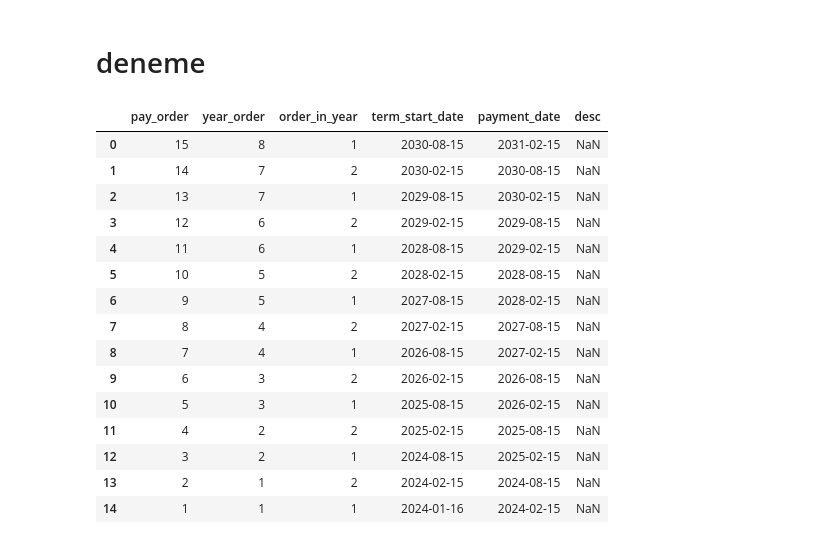
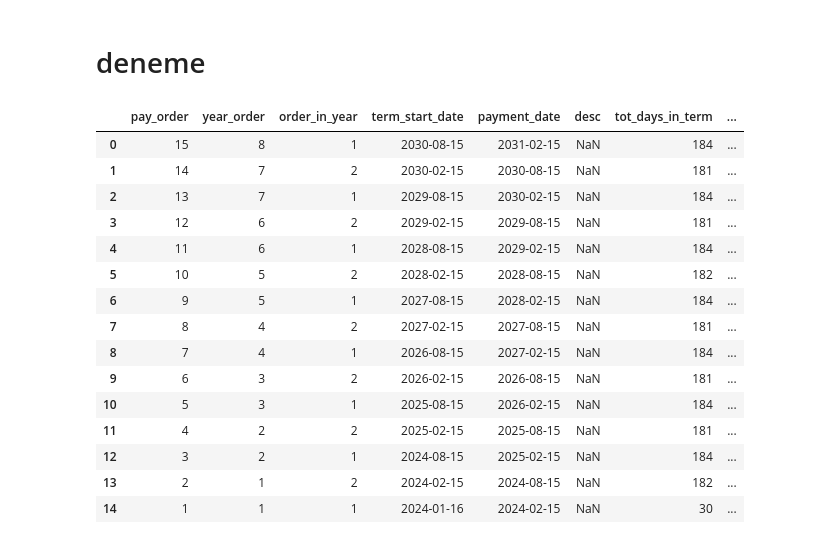
Before and after one commit to horasan/ml, a Jupyter notebook: R_LER_TREASURY_FIXED_INCOME_1.ipynb, the cells around one changed output. Saved outputs shown, nothing was run; the diff lists cells and outputs as text; code cells hidden in the pictures.

Commit message:
todo, bond life cycle.

```diff
--- a/R_LER_TREASURY_FIXED_INCOME_1.ipynb
+++ b/R_LER_TREASURY_FIXED_INCOME_1.ipynb
@@ -1435,11 +1435,13 @@ dtype: object
 issue_date = datetime.datetime(2024, 1, 16)
 maturity_date = datetime.datetime(2031, 2, 15)
 frequency_per_year = 2
-observation_date = datetime.datetime(2024, 10, 15)
+observation_date = datetime.datetime(2024, 11, 15) #issue_date + pd.DateOffset(days=17) #
+face_value = 500000
+coupon_rate = 3.5/100
 
+
+# function
 duration_in_years = (maturity_date.year - issue_date.year) + 1
-
-#print("duration_in_years -", type(duration_in_years), "-", duration_in_years)
 
 bond_life = pd.DataFrame(columns=["pay_order", "year_order", "order_in_year", "term_start_date", "payment_date", "desc"])
 total_number_of_payments = duration_in_years * frequency_per_year
@@ -1449,51 +1451,82 @@ year_order = []
 order_in_year = []
 pay_order = []
 
-#payment_date = maturity_date # term end date
-
+##### TERMS AND PAYMENT DATES #####
 # create terms from last to first
 for a in range(duration_in_years):
   payment_order = duration_in_years - a
   for fre in range(frequency_per_year):
       year_order.append(duration_in_years - a)
       order_in_year.append(frequency_per_year - fre) # add multiple values
       pay_order.append(-1) # for now i am not sure about the first term
 
 
 
 bond_life["pay_order"] = pay_order
 bond_life["year_order"] = year_order
 bond_life["order_in_year"] = order_in_year
 
 bond_life["payment_date"] = bond_life.apply(lambda row:
                                             datetime.datetime(
                                                 (maturity_date.year - (duration_in_years - row["year_order"])), # year
                                                 (int(12/row["order_in_year"]) + maturity_date.month)%12, # month
                                                 maturity_date.day), #day
                                             axis = 1)
 
 bond_life = bond_life[bond_life["payment_date"] <= maturity_date] # trim possible extra rows
 bond_life = bond_life[bond_life["payment_date"] > issue_date] # trim possible extra rows
 bond_life = bond_life.reset_index(drop=True)
 bond_life["term_start_date"] = bond_life.apply(lambda row: (row["payment_date"] - pd.DateOffset(months=(term_duration_in_months))) ,axis = 1)
 bond_life.iloc[(bond_life.shape[0] - 1), bond_life.columns.get_loc("term_start_date")] = issue_date # first term start date!
 bond_life["pay_order"] = bond_life.apply(lambda row: ((row["year_order"] * frequency_per_year) - row["order_in_year"]%frequency_per_year) ,axis = 1)
 
+bond_life["tot_days_in_term"] = bond_life.apply(lambda row: (row["payment_date"] - row["term_start_date"]).days ,axis = 1)
+
+
+#### INFO RELATED TO THE OBSERVATION DATE ####
+# payment status
+bond_life["status"] = bond_life.apply(lambda row: "UNPAID" if row["payment_date"] > observation_date else "PAID" ,axis = 1)
+bond_life["status"] = bond_life.apply(lambda row: "CURRENT" if (row["payment_date"] > observation_date >= row["term_start_date"] )  else row["status"]  ,axis = 1)
+
+# payment amount
+coupon_amount = face_value * coupon_rate / frequency_per_year
+
+bond_life["payment_amount"] = coupon_amount
+bond_life.iloc[(bond_life.shape[0] - 1), bond_life.columns.get_loc("payment_amount")] = coupon_amount * 12/100 # first payment
+bond_life.iloc[0, bond_life.columns.get_loc("payment_amount")] = face_value + coupon_amount # last payment
+
+
+# days passed in term
+bond_life["days_passed_in_term"] = bond_life.apply(lambda row:
+ (observation_date - row["term_start_date"]).days if row["status"] == "CURRENT"
+ else 0
+ ,axis = 1)
+
+# accrued interest amount
+
+bond_life["accrued_interest"] = bond_life.apply(lambda row:
+                                                get_accured_interest_amount(last_payment_date = row["term_start_date"], observation_date = observation_date, payment_date= row["payment_date"], day_count_convention = "ACT/ACT", amount = total_payment_amount) if row["status"] == "CURRENT"
+                                                else 0, axis = 1)
+
+##### TODO: Burada kaldim.
+
+
+
 bond_life
 # %% [output]
-|  | pay_order | year_order | order_in_year | term_start_date | payment_date | desc |
-| 0 | 15 | 8 | 1 | 2030-08-15 | 2031-02-15 | NaN |
-| 1 | 14 | 7 | 2 | 2030-02-15 | 2030-08-15 | NaN |
-| 2 | 13 | 7 | 1 | 2029-08-15 | 2030-02-15 | NaN |
-| 3 | 12 | 6 | 2 | 2029-02-15 | 2029-08-15 | NaN |
-| 4 | 11 | 6 | 1 | 2028-08-15 | 2029-02-15 | NaN |
-| 5 | 10 | 5 | 2 | 2028-02-15 | 2028-08-15 | NaN |
-| 6 | 9 | 5 | 1 | 2027-08-15 | 2028-02-15 | NaN |
-| 7 | 8 | 4 | 2 | 2027-02-15 | 2027-08-15 | NaN |
-| 8 | 7 | 4 | 1 | 2026-08-15 | 2027-02-15 | NaN |
-| 9 | 6 | 3 | 2 | 2026-02-15 | 2026-08-15 | NaN |
-| 10 | 5 | 3 | 1 | 2025-08-15 | 2026-02-15 | NaN |
-| 11 | 4 | 2 | 2 | 2025-02-15 | 2025-08-15 | NaN |
-| 12 | 3 | 2 | 1 | 2024-08-15 | 2025-02-15 | NaN |
-| 13 | 2 | 1 | 2 | 2024-02-15 | 2024-08-15 | NaN |
-| 14 | 1 | 1 | 1 | 2024-01-16 | 2024-02-15 | NaN |
+|  | pay_order | year_order | order_in_year | term_start_date | payment_date | desc | tot_days_in_term | ... |
+| 0 | 15 | 8 | 1 | 2030-08-15 | 2031-02-15 | NaN | 184 | ... |
+| 1 | 14 | 7 | 2 | 2030-02-15 | 2030-08-15 | NaN | 181 | ... |
+| 2 | 13 | 7 | 1 | 2029-08-15 | 2030-02-15 | NaN | 184 | ... |
+| 3 | 12 | 6 | 2 | 2029-02-15 | 2029-08-15 | NaN | 181 | ... |
+| 4 | 11 | 6 | 1 | 2028-08-15 | 2029-02-15 | NaN | 184 | ... |
+| 5 | 10 | 5 | 2 | 2028-02-15 | 2028-08-15 | NaN | 182 | ... |
+| 6 | 9 | 5 | 1 | 2027-08-15 | 2028-02-15 | NaN | 184 | ... |
+| 7 | 8 | 4 | 2 | 2027-02-15 | 2027-08-15 | NaN | 181 | ... |
+| 8 | 7 | 4 | 1 | 2026-08-15 | 2027-02-15 | NaN | 184 | ... |
+| 9 | 6 | 3 | 2 | 2026-02-15 | 2026-08-15 | NaN | 181 | ... |
+| 10 | 5 | 3 | 1 | 2025-08-15 | 2026-02-15 | NaN | 184 | ... |
+| 11 | 4 | 2 | 2 | 2025-02-15 | 2025-08-15 | NaN | 181 | ... |
+| 12 | 3 | 2 | 1 | 2024-08-15 | 2025-02-15 | NaN | 184 | ... |
+| 13 | 2 | 1 | 2 | 2024-02-15 | 2024-08-15 | NaN | 182 | ... |
+| 14 | 1 | 1 | 1 | 2024-01-16 | 2024-02-15 | NaN | 30 | ... |
```
